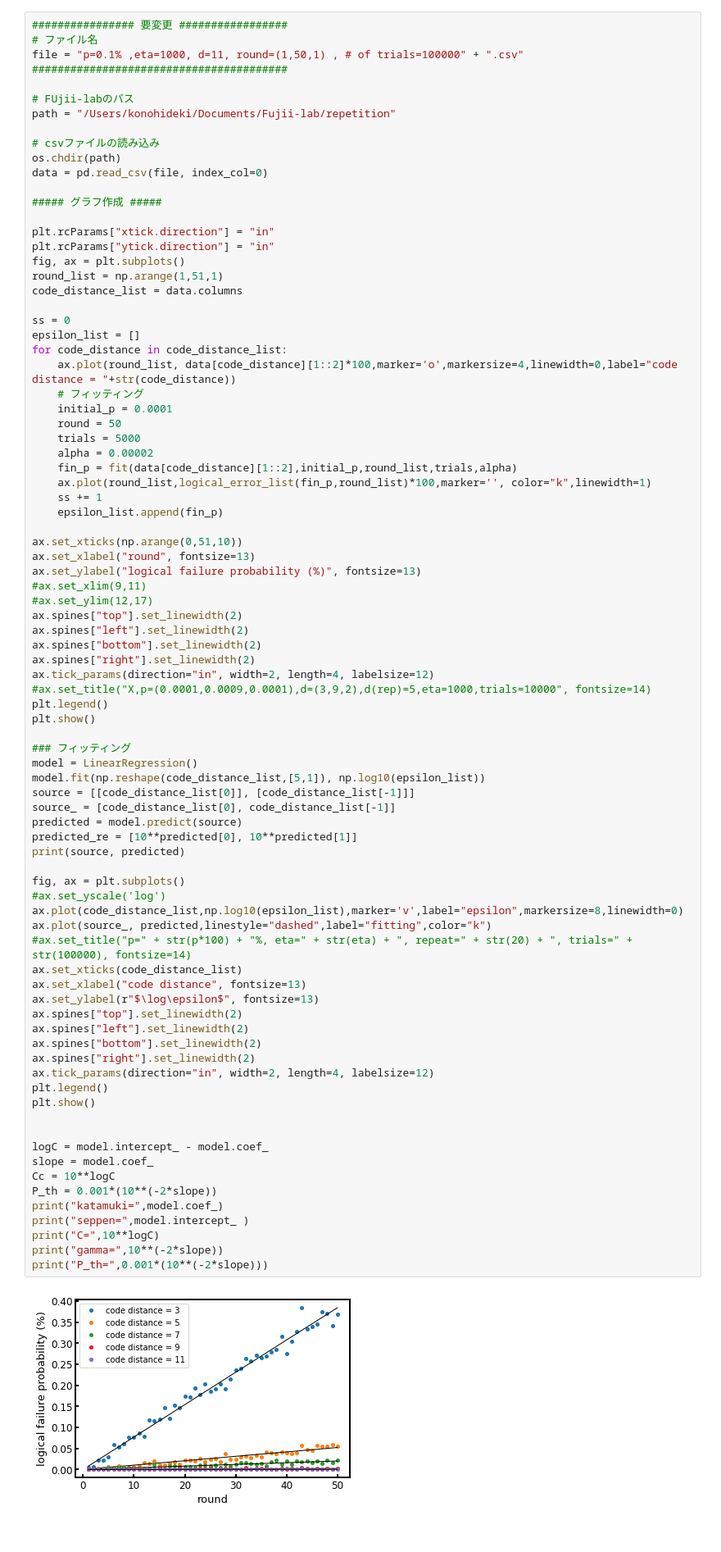
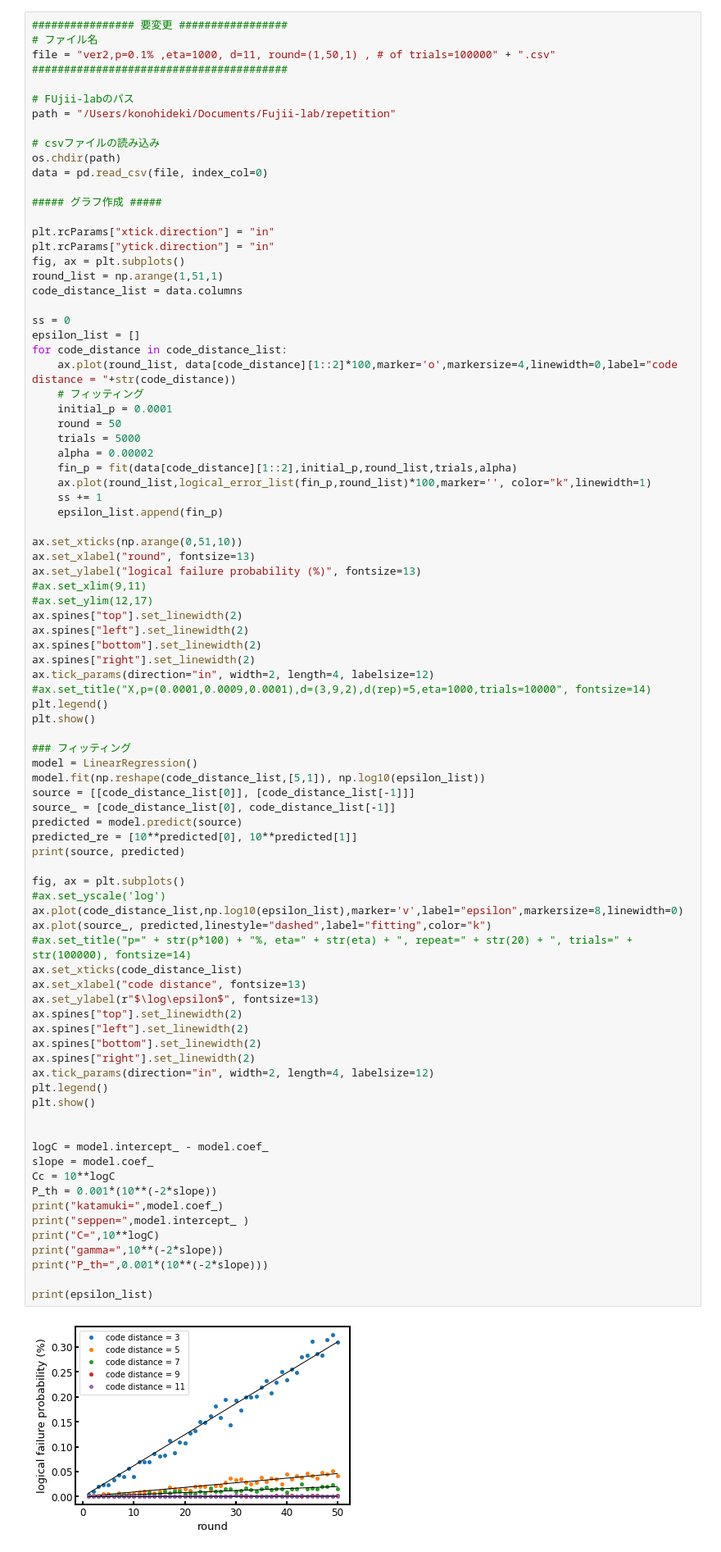
Before and after one commit to kono0924/Fujii-lab, a Jupyter notebook: repetition/csv_view_all.ipynb, the cells around one changed output. Shown at 82% size. Drawn from its saved outputs; the diff is of its cells as text.

```diff
--- a/repetition/csv_view_all.ipynb
+++ b/repetition/csv_view_all.ipynb
@@ -479,7 +681,7 @@ for i in range(len(code_distance_list)):
 # %%
 ################ 要変更 #################
 # ファイル名
-file = "p=0.1% ,eta=1000, d=11, round=(1,50,1) , # of trials=100000" + ".csv"
+file = "ver2,p=0.1% ,eta=1000, d=11, round=(1,50,1) , # of trials=100000" + ".csv"
 ########################################
 
 # FUjii-labのパス
@@ -534,31 +736,33 @@ predicted = model.predict(source)
 predicted_re = [10**predicted[0], 10**predicted[1]]
 print(source, predicted)
 
 fig, ax = plt.subplots()
 #ax.set_yscale('log')
 ax.plot(code_distance_list,np.log10(epsilon_list),marker='v',label="epsilon",markersize=8,linewidth=0)
 ax.plot(source_, predicted,linestyle="dashed",label="fitting",color="k")
 #ax.set_title("p=" + str(p*100) + "%, eta=" + str(eta) + ", repeat=" + str(20) + ", trials=" + str(100000), fontsize=14)
 ax.set_xticks(code_distance_list)
 ax.set_xlabel("code distance", fontsize=13)
 ax.set_ylabel(r"$\log\epsilon$", fontsize=13)
 ax.spines["top"].set_linewidth(2)
 ax.spines["left"].set_linewidth(2)
 ax.spines["bottom"].set_linewidth(2)
 ax.spines["right"].set_linewidth(2)
 ax.tick_params(direction="in", width=2, length=4, labelsize=12)
 plt.legend()
 plt.show()
 
 
 logC = model.intercept_ - model.coef_
 slope = model.coef_
 Cc = 10**logC
 P_th = 0.001*(10**(-2*slope))
 print("katamuki=",model.coef_)
 print("seppen=",model.intercept_ )
 print("C=",10**logC)
 print("gamma=",10**(-2*slope))
 print("P_th=",0.001*(10**(-2*slope)))
+
+print(epsilon_list)
 # %% [output]
-[figure, old version]
+[figure, new version]
```
Also changed, not shown: parts of 7 cells of this notebook, 4 other files.
